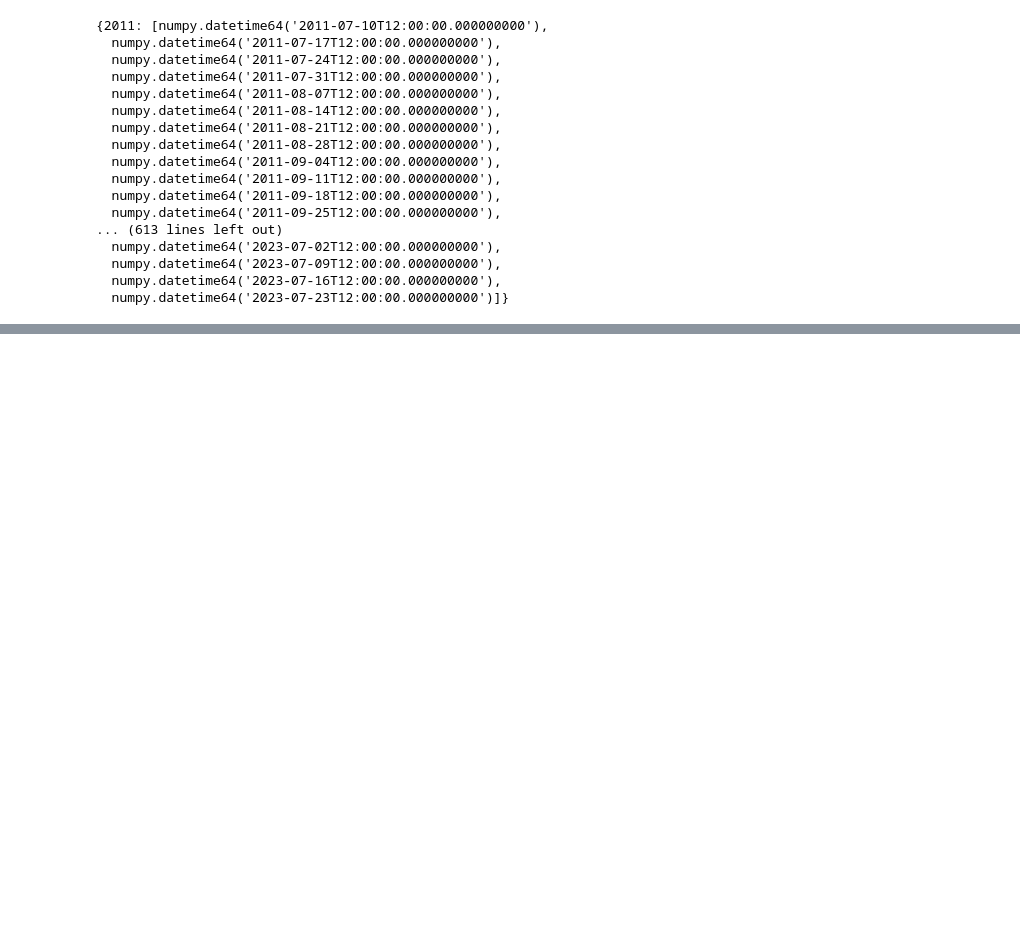
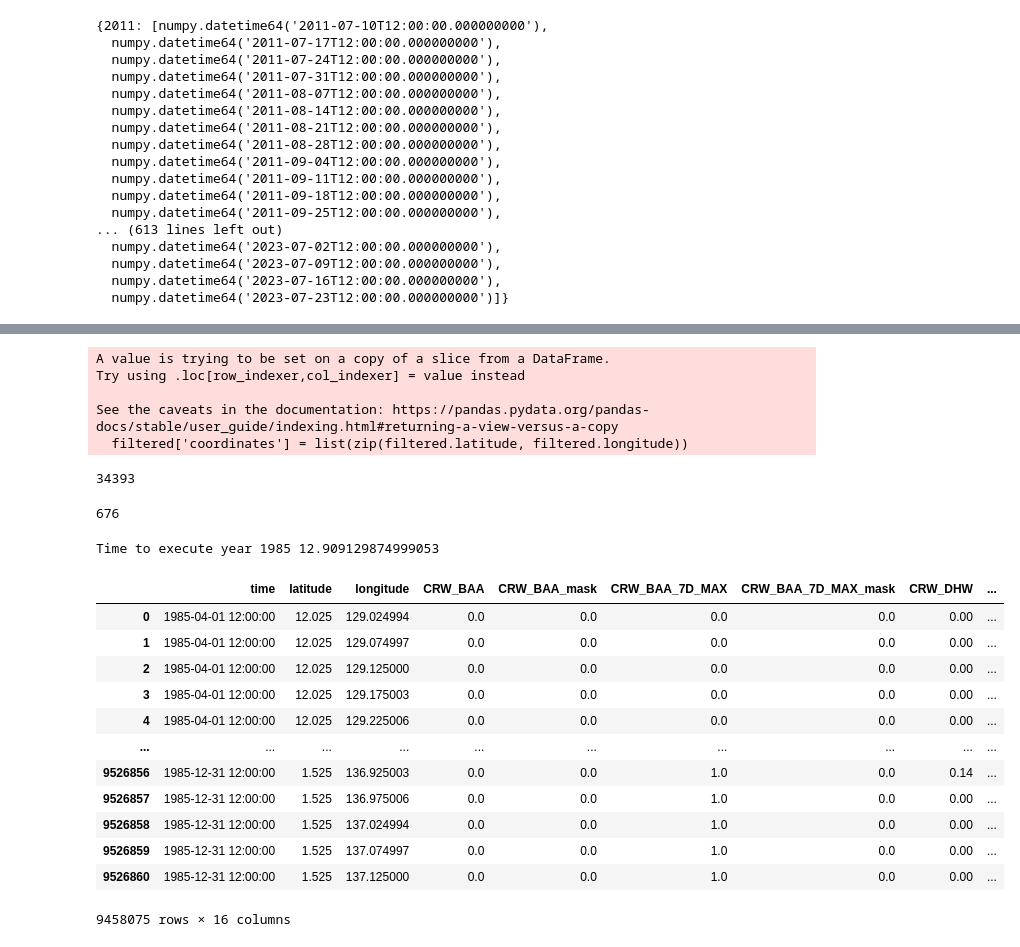
Before and after one commit to onejaelee/Palau-Graphics, a Jupyter notebook: CFS-CRW/crwOutlook.ipynb, the cells around one changed output, grey strips where cells are left out. Cells and saved outputs as stored; diff of their text form; code cells hidden in the pictures; blank space fills up the shorter version.

```diff
--- a/CFS-CRW/crwOutlook.ipynb
+++ b/CFS-CRW/crwOutlook.ipynb
@@ -40,9 +43,14 @@ def palau_eez(df):
     return df[df[['lon', 'lat']].apply(tuple, axis=1).isin(in_palau)]
 # %%
 def filter_box(df):
-    filtered = df[(df["lat"]>= 0.99)&
-                                (df["lat"]<=14.01)&(df["lon"]<=140.51)&
-                                (df["lon"]>=127.49)]
+    if "lat" in df:
+        filtered = df[(df["lat"]>= 0.99)&
+                                    (df["lat"]<=14.01)&(df["lon"]<=140.51)&
+                                    (df["lon"]>=127.49)]
+    else:
+        filtered = df[(df["latitude"]>= 0.99)&
+                                    (df["latitude"]<=14.01)&(df["longitude"]<=140.51)&
+                                    (df["longitude"]>=127.49)]
     return filtered
 # %%
 os.getcwd()
@@ -583,0 +680,19 @@ time_dict
+# %%
+filtered = current_df[current_df['time'].isin(list(outlook_df['time'].unique()))]
+filtered['coordinates'] = list(zip(filtered.latitude, filtered.longitude))
+filtered = filtered.sort_values(by=["latitude","longitude"])
+# filtered = filtered[filtered['coordinates'].isin(list(outlook_df['coordinates']))]
+# %% [output]
+A value is trying to be set on a copy of a slice from a DataFrame.
+Try using .loc[row_indexer,col_indexer] = value instead
+
+See the caveats in the documentation: https://pandas.pydata.org/pandas-docs/stable/user_guide/indexing.html#returning-a-view-versus-a-copy
+  filtered['coordinates'] = list(zip(filtered.latitude, filtered.longitude))
+# %%
+len(list(filtered['coordinates'].unique()))
+# %% [output]
+34393
+# %%
+len(list(outlook_df['coordinates'].unique()))
+# %% [output]
+676
@@ -583,0 +723,48 @@ time_dict
+# %%
+import timeit
+CRW = os.listdir("./CRW")
+CRW.sort()
+CRW_folder = "./CRW/"
+# %%
+for y in range(1985,2023+1):
+# for y in range(2003,2023+1):
+
+    start_time = timeit.default_timer()
+
+    current_year = [x for x in CRW if str(y) in x]
+    current_year.sort()
+
+    current_year_df_list = []
+    for filename in current_year:
+        ds = xr.open_dataset(CRW_folder+filename)
+        df = ds.to_dataframe()
+        current_year_df_list.append(df)
+    current_year_df = pd.concat(current_year_df_list)
+    current_year_df = current_year_df.reset_index().drop_duplicates()
+    current_year_df['year'] = current_year_df['time'].dt.year
+    current_year_df = current_year_df[current_year_df['year']==y]
+
+
+    current_year_df = remove_fillvalue(current_year_df)
+
+    elapsed = timeit.default_timer() - start_time
+    print("Time to execute year " + str(y)+ " "  + str(elapsed))
+    break
+# %% [output]
+Time to execute year 1985 12.909129874999053
+# %%
+current_year_df
+# %% [output]
+|  | time | latitude | longitude | CRW_BAA | CRW_BAA_mask | CRW_BAA_7D_MAX | CRW_BAA_7D_MAX_mask | CRW_DHW | ... |
+| 0 | 1985-04-01 12:00:00 | 12.025 | 129.024994 | 0.0 | 0.0 | 0.0 | 0.0 | 0.00 | ... |
+| 1 | 1985-04-01 12:00:00 | 12.025 | 129.074997 | 0.0 | 0.0 | 0.0 | 0.0 | 0.00 | ... |
+| 2 | 1985-04-01 12:00:00 | 12.025 | 129.125000 | 0.0 | 0.0 | 0.0 | 0.0 | 0.00 | ... |
+| 3 | 1985-04-01 12:00:00 | 12.025 | 129.175003 | 0.0 | 0.0 | 0.0 | 0.0 | 0.00 | ... |
+| 4 | 1985-04-01 12:00:00 | 12.025 | 129.225006 | 0.0 | 0.0 | 0.0 | 0.0 | 0.00 | ... |
+| ... | ... | ... | ... | ... | ... | ... | ... | ... | ... |
+| 9526856 | 1985-12-31 12:00:00 | 1.525 | 136.925003 | 0.0 | 0.0 | 1.0 | 0.0 | 0.14 | ... |
+| 9526857 | 1985-12-31 12:00:00 | 1.525 | 136.975006 | 0.0 | 0.0 | 1.0 | 0.0 | 0.00 | ... |
+| 9526858 | 1985-12-31 12:00:00 | 1.525 | 137.024994 | 0.0 | 0.0 | 1.0 | 0.0 | 0.00 | ... |
+| 9526859 | 1985-12-31 12:00:00 | 1.525 | 137.074997 | 0.0 | 0.0 | 1.0 | 0.0 | 0.00 | ... |
+| 9526860 | 1985-12-31 12:00:00 | 1.525 | 137.125000 | 0.0 | 0.0 | 1.0 | 0.0 | 0.00 | ... |
+9458075 rows × 16 columns
```
Also changed, not shown: parts of 34 cells of this notebook.
